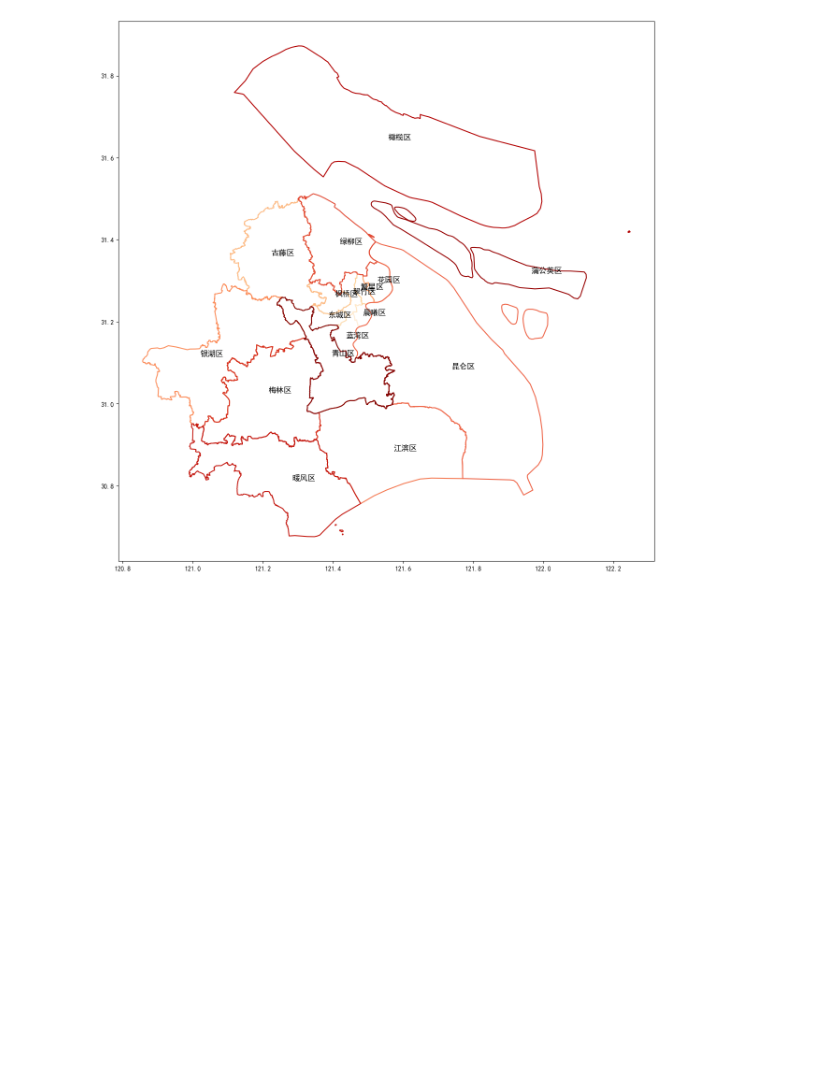
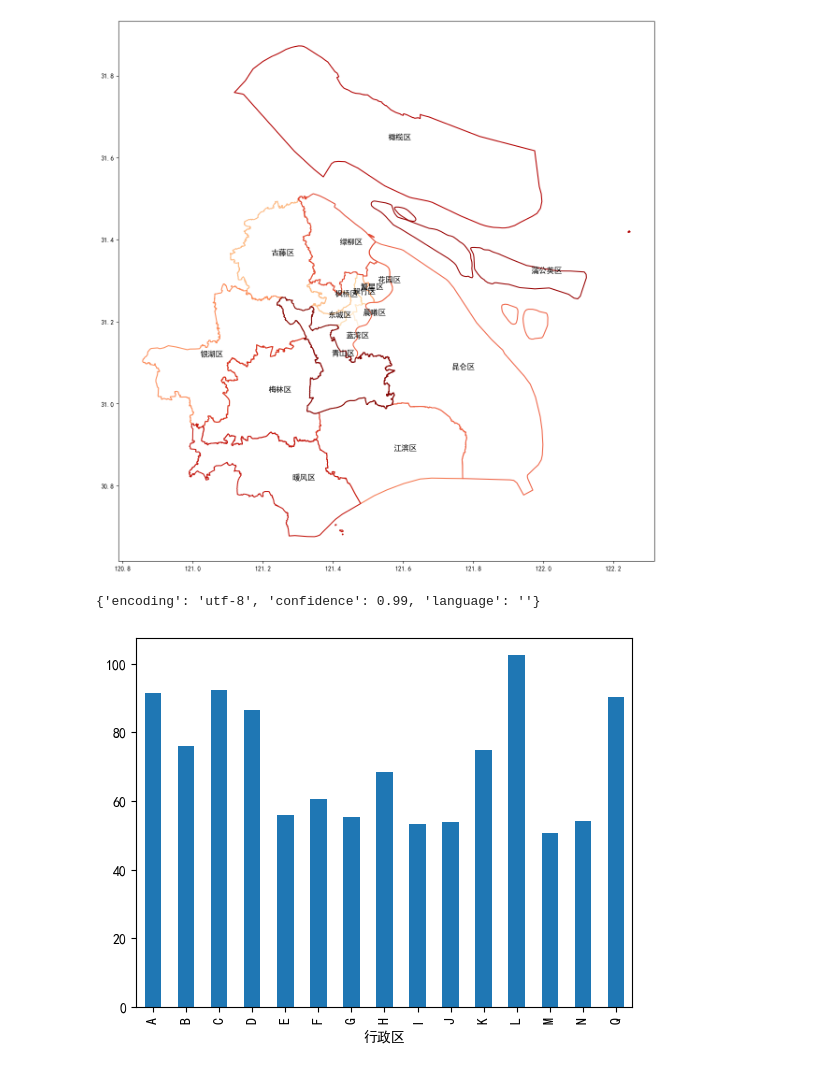
Before and after one commit to DanielZhangyc/DineOptimizer, a Jupyter notebook: src/geopandas_test.ipynb, the cells around one changed output. Cells and saved outputs as stored; diff of their text form; code cells hidden in the pictures; blank space fills up the shorter version.

```diff
--- a/src/geopandas_test.ipynb
+++ b/src/geopandas_test.ipynb
@@ -37,0 +57,20 @@ for x, y, label in zip(gdf_points.geometry.x, gdf_points.geometry.y, gdf_points[
+# %%
+import chardet
+f1 = open("../dataset/food.csv","rb")
+chardet.detect(f1.read())
+# %% [output]
+{'encoding': 'utf-8', 'confidence': 0.99, 'language': ''}
+# %%
+from ydata_profiling import ProfileReport
+plt.rcParams['font.sans-serif'] = ['SimHei']
+plt.rcParams['axes.unicode_minus'] = False # Useless
+food_df = pd.read_csv("../dataset/food.csv",encoding="utf-8")
+df_report = ProfileReport(food_df)
+# df_report.to_file("../docs/report.html")
+# %%
+food_df = food_df.replace(0.0, np.nan)
+food_df_clean = food_df.copy()
+food_df_clean.dropna(how='any',inplace=True)
+food_df_clean.drop_duplicates(keep="first",inplace=True) # 一大半没了
+df_report = ProfileReport(food_df_clean)
+# df_report.to_file("../docs/report.html")
@@ -37,0 +79,17 @@ for x, y, label in zip(gdf_points.geometry.x, gdf_points.geometry.y, gdf_points[
+# %%
+from pyecharts.charts import Bar
+from pyecharts import options as opts
+district_avg = food_df_clean['人均消费'].groupby(food_df_clean['行政区']).mean()
+district_avg.plot(kind="bar")
+plt.show()
+# bar = (
+#     Bar()
+#     .add_xaxis(district_avg['行政区'].tolist())
+#     .add_yaxis("人均消费",district_avg['人均消费'].tolist())
+#     .set_global_opts(title_opts=opts.TitleOpts(title="行政区与人均消费间关系"))
+# )
+# bar.render_notebook()
+# Key Error
+# 没有"行政区"键值
+# %% [output]
+[figure, added]
```
Also changed, not shown: parts of 4 cells of this notebook, 1 other file.
